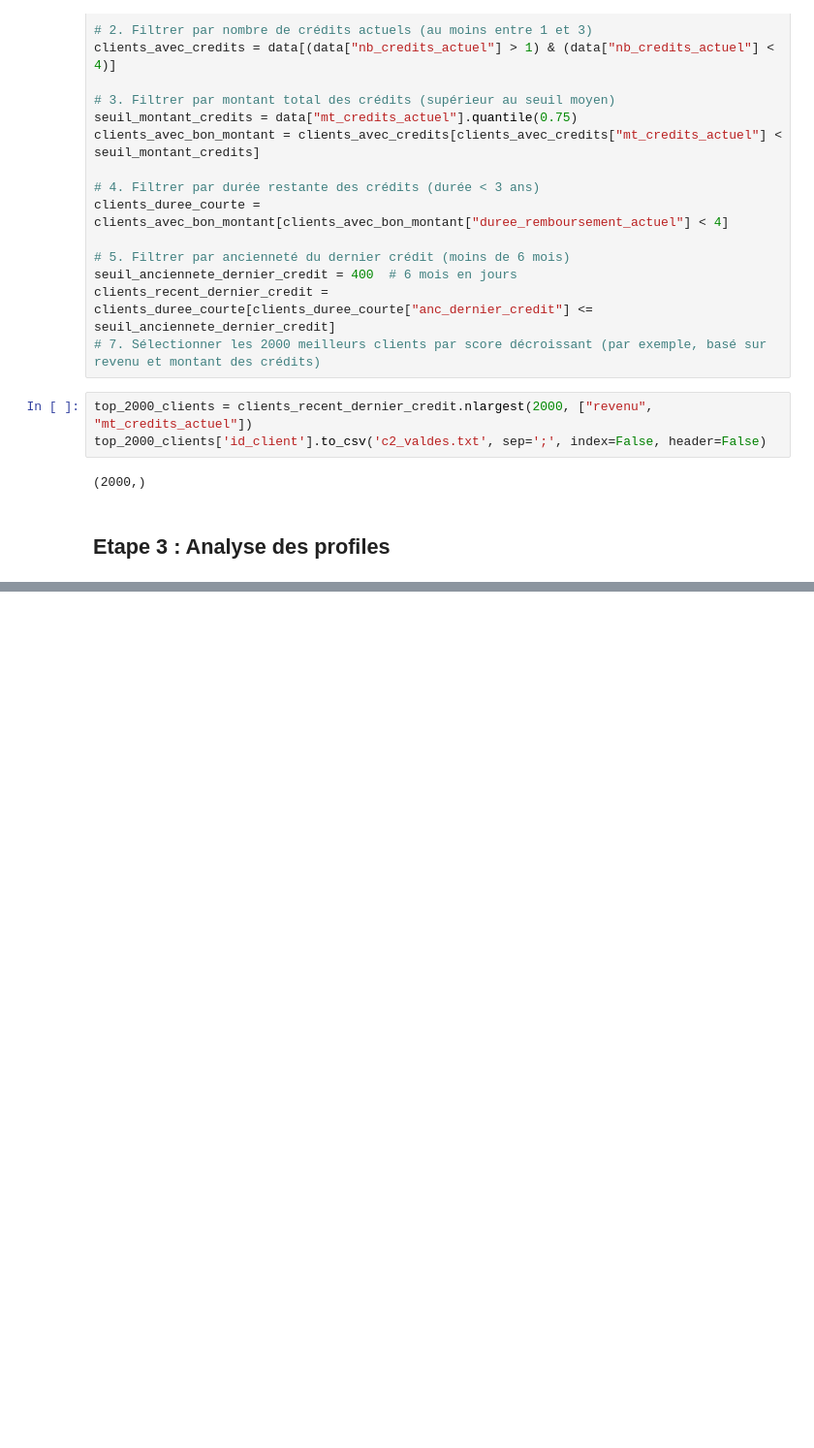
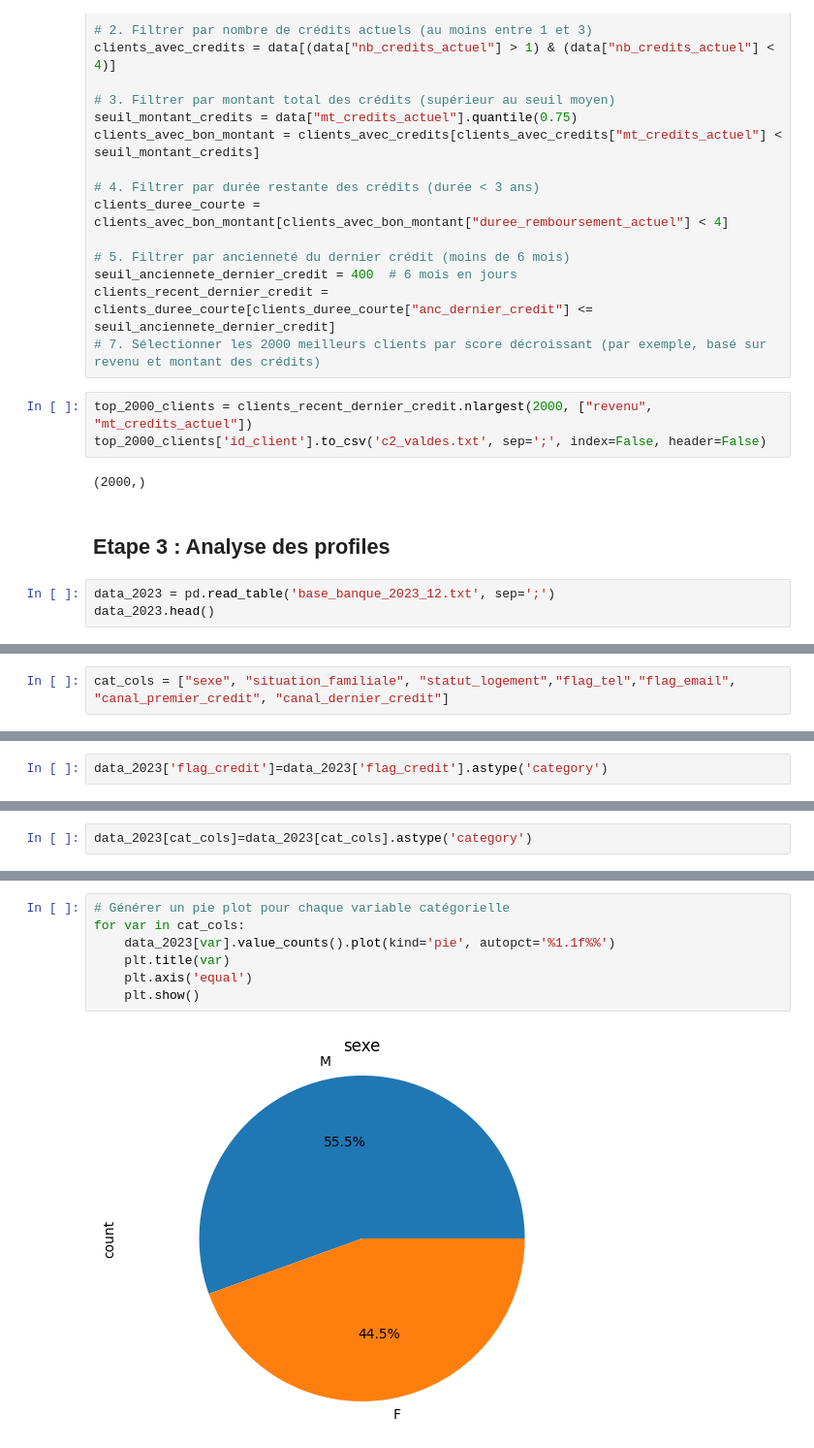
Before and after one commit to ValdesFeudjio/implementation-scoring, a Jupyter notebook: atelier.ipynb, the cells around one changed output, grey strips where cells are left out. Shown at 97% size. Cells and saved outputs as stored; diff of their text form; blank space fills up the shorter version.

Commit message:
ajouts des différents tests et choix des variables significatives

```diff
--- a/atelier.ipynb
+++ b/atelier.ipynb
@@ -220,3 +220,6 @@ top_2000_clients['id_client'].to_csv('c2_valdes.txt', sep=';', index=False, head
 (2000,)
 # %% [markdown]
 ## Etape 3 : Analyse des profiles
+# %%
+data_2023 = pd.read_table('base_banque_2023_12.txt', sep=';')
+data_2023.head()
@@ -222,0 +236,2 @@ top_2000_clients['id_client'].to_csv('c2_valdes.txt', sep=';', index=False, head
+# %%
+cat_cols = ["sexe", "situation_familiale", "statut_logement","flag_tel","flag_email", "canal_premier_credit", "canal_dernier_credit"]
@@ -222,0 +296,2 @@ top_2000_clients['id_client'].to_csv('c2_valdes.txt', sep=';', index=False, head
+# %%
+data_2023['flag_credit']=data_2023['flag_credit'].astype('category')
@@ -222,0 +318,2 @@ top_2000_clients['id_client'].to_csv('c2_valdes.txt', sep=';', index=False, head
+# %%
+data_2023[cat_cols]=data_2023[cat_cols].astype('category')
@@ -222,0 +340,9 @@ top_2000_clients['id_client'].to_csv('c2_valdes.txt', sep=';', index=False, head
+# %%
+# Générer un pie plot pour chaque variable catégorielle
+for var in cat_cols:
+    data_2023[var].value_counts().plot(kind='pie', autopct='%1.1f%%')
+    plt.title(var)
+    plt.axis('equal')
+    plt.show()
+# %% [output]
+[figure, added]
```
Also changed, not shown: parts of 19 cells of this notebook.
